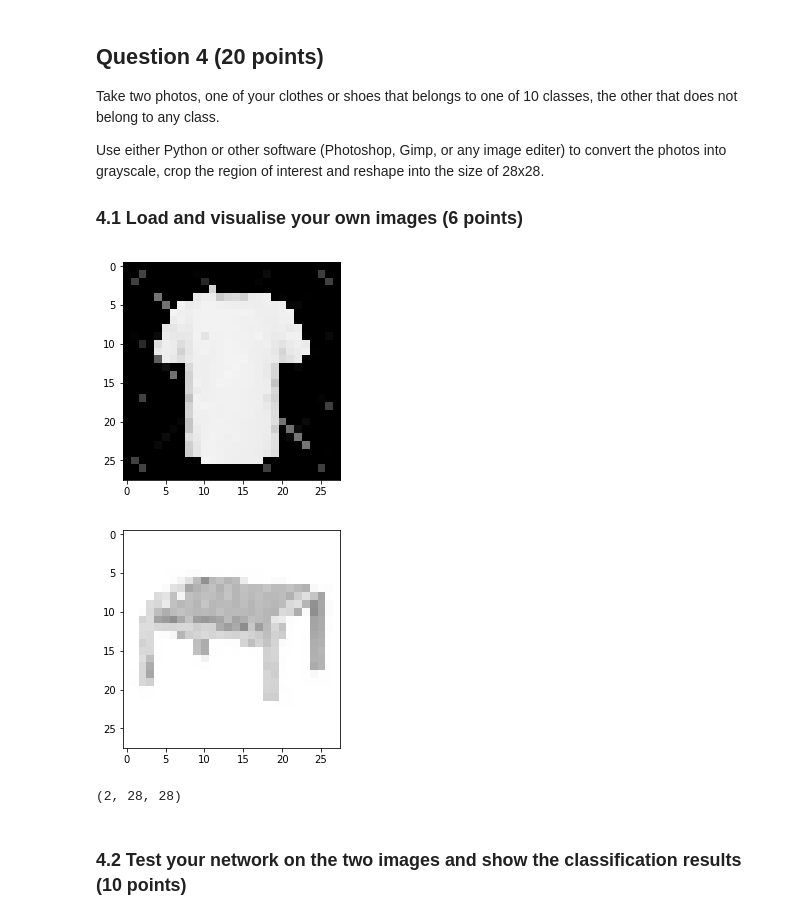
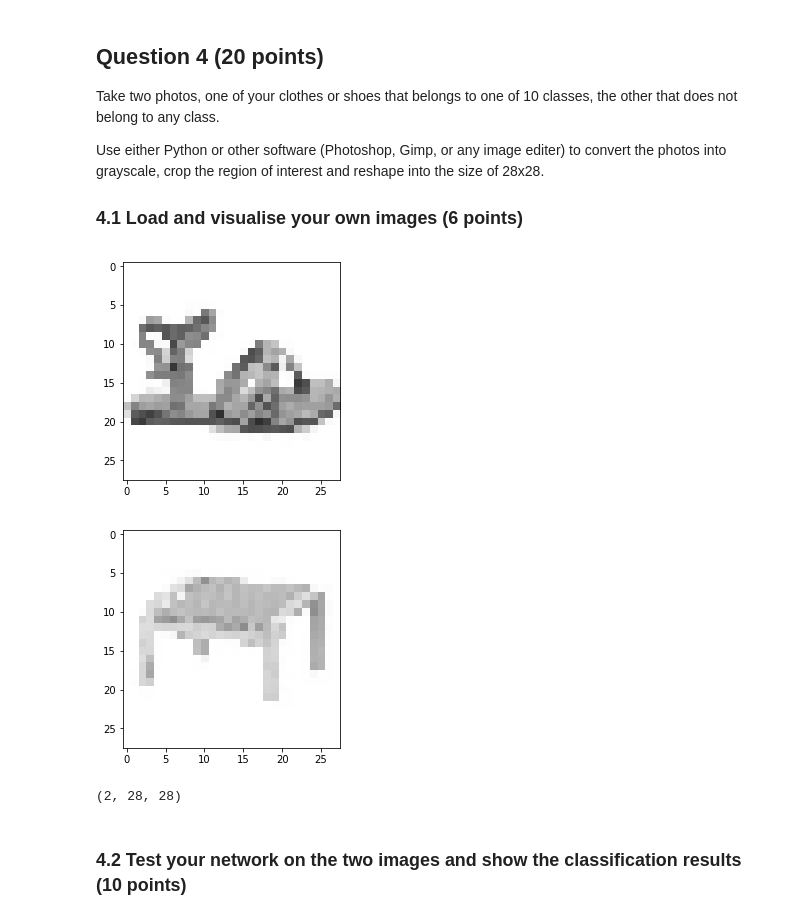
Before and after one commit to jinwei14/Computer-Vision, a Jupyter notebook: coursework_2/coursework_2.ipynb, the cells around one changed output. Cells and saved outputs as stored; diff of their text form; code cells hidden in the pictures.

```diff
--- a/coursework_2/coursework_2.ipynb
+++ b/coursework_2/coursework_2.ipynb
@@ -338,51 +340,31 @@ Use either Python or other software (Photoshop, Gimp, or any image editer) to co
 
 ### 4.1 Load and visualise your own images (6 points)
 # %%
-# import matplotlib.image as mpimg
-
-# img1=mpimg.imread('sneakerTest.jpg')
-# img1 = img1[:, :, 0]
-
-# img2=mpimg.imread('TshirtTest.jpg')
-# img2 = img2[:, :, 0]
-# imgplot = plt.imshow(img1)
-# plt.show()
-# imgplot = plt.imshow(img2)
-# plt.show()
-
-# testList = np.array([img1,img2])
-
-
-# print(testList.shape)
-
 
 import PIL
 import matplotlib.image as mpimg
 
-sample1 = PIL.Image.open('Tshirt.jpg').convert('L')
-sample1 = sample1.resize((28, 28))    # best down-sizing filter
-# sample1.save("sandalsTest" + ".jpg")
-# img1=mpimg.imread('sandalsTest.jpg')
-# # img1 = img1[:, :, 0]
+# load the sandal image and convert into grey scale
+sample1 = PIL.Image.open('sandals.jpg').convert('L')
+sample1 = sample1.resize((28, 28))    # resize it into 28*28
+
 imgplot = plt.imshow(sample1)
 plt.show()
 
 sample2 = PIL.Image.open('chair.jpg').convert('L')
 sample2 = sample2.resize((28, 28))    # best down-sizing filter
-# sample2.save("coatTest" + ".jpg")
-# img2=mpimg.imread('coatTest.jpg')
-# # img2 = img2[:, :, 0]
+
 imgplot = plt.imshow(sample2)
 plt.show()
 
 
 test1 = np.array(sample1)
 
 test2 = np.array(sample2)
 testList = np.array([test1,test2])
 print(testList.shape)
 # %% [output]
-[figure, old version]
+[figure, new version]
 [figure]
 (2, 28, 28)
 # %% [markdown]
```
Also changed, not shown: parts of 11 cells of this notebook, 7 other files.
